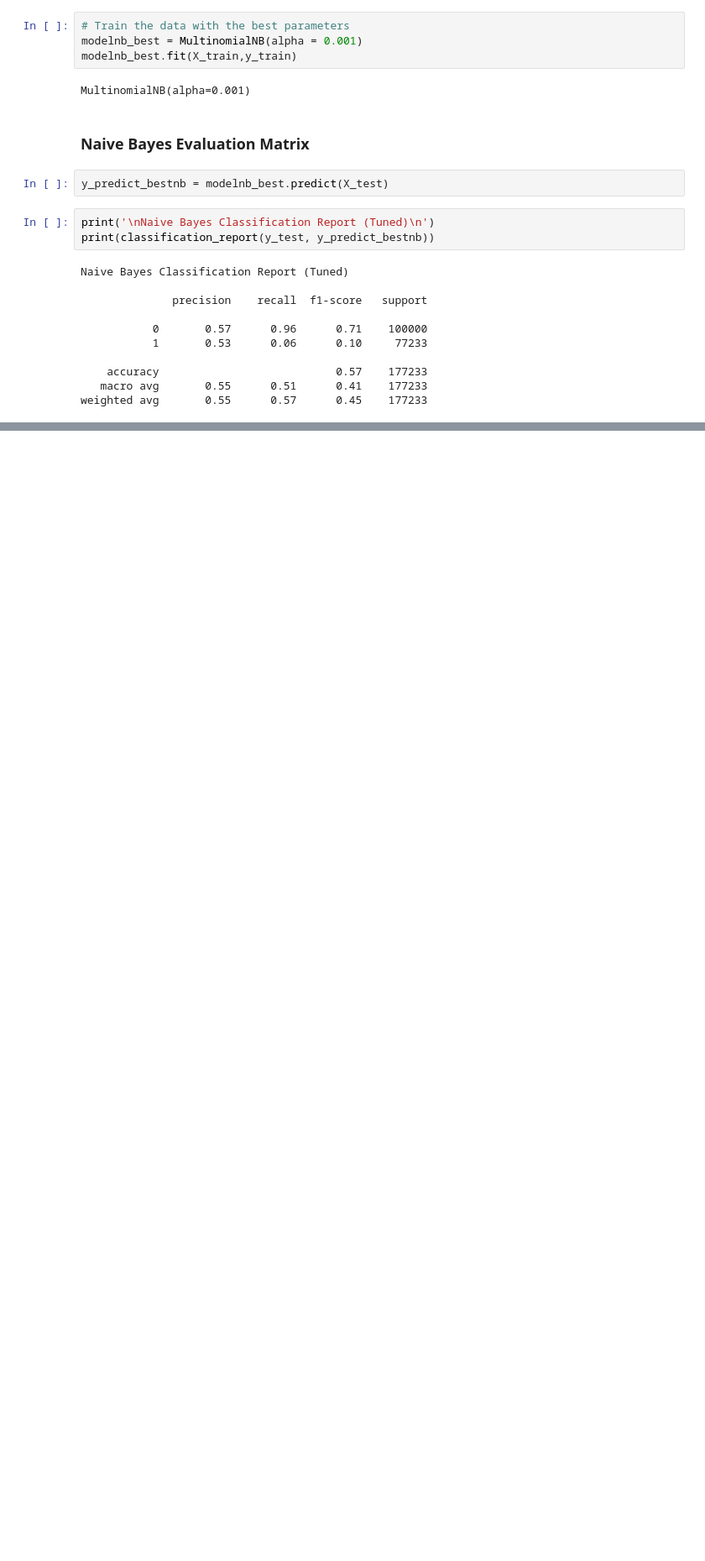
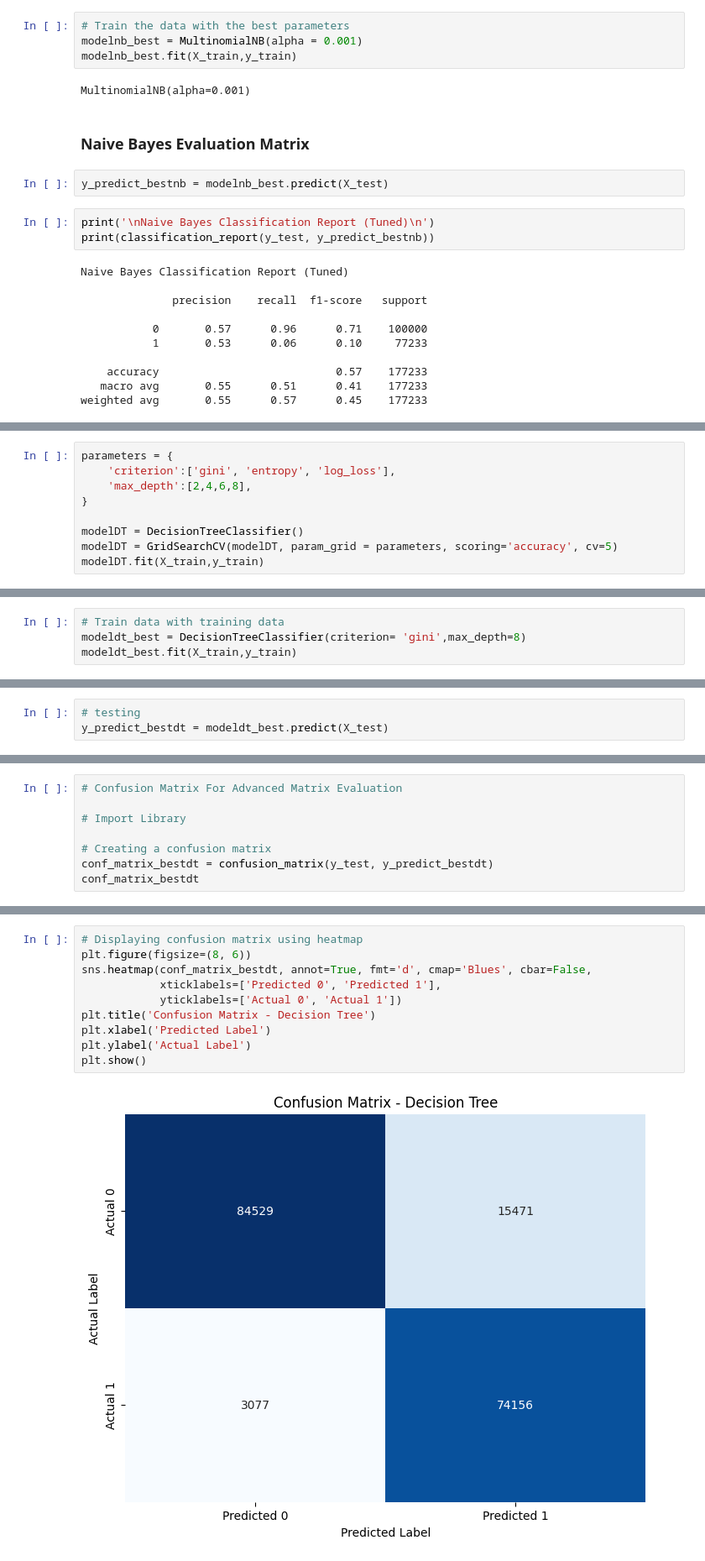
Before and after one commit to rafsunsheikh/money_laundering, a Jupyter notebook: Anti_money_laundering.ipynb, the cells around one changed output, grey strips where cells are left out. Shown at 84% size. Cells and saved outputs as stored; diff of their text form; blank space fills up the shorter version.

```diff
--- a/Anti_money_laundering.ipynb
+++ b/Anti_money_laundering.ipynb
@@ -987,0 +1012,9 @@ NameError: name 'knn' is not defined
+# %%
+parameters = {
+    'criterion':['gini', 'entropy', 'log_loss'],
+    'max_depth':[2,4,6,8],
+}
+
+modelDT = DecisionTreeClassifier()
+modelDT = GridSearchCV(modelDT, param_grid = parameters, scoring='accuracy', cv=5)
+modelDT.fit(X_train,y_train)
@@ -987,0 +1033,4 @@ NameError: name 'knn' is not defined
+# %%
+# Train data with training data
+modeldt_best = DecisionTreeClassifier(criterion= 'gini',max_depth=8)
+modeldt_best.fit(X_train,y_train)
@@ -987,0 +1047,3 @@ NameError: name 'knn' is not defined
+# %%
+# testing
+y_predict_bestdt = modeldt_best.predict(X_test)
@@ -987,0 +1065,8 @@ NameError: name 'knn' is not defined
+# %%
+# Confusion Matrix For Advanced Matrix Evaluation
+
+# Import Library
+
+# Creating a confusion matrix
+conf_matrix_bestdt = confusion_matrix(y_test, y_predict_bestdt)
+conf_matrix_bestdt
@@ -987,0 +1076,12 @@ NameError: name 'knn' is not defined
+# %%
+# Displaying confusion matrix using heatmap
+plt.figure(figsize=(8, 6))
+sns.heatmap(conf_matrix_bestdt, annot=True, fmt='d', cmap='Blues', cbar=False,
+            xticklabels=['Predicted 0', 'Predicted 1'],
+            yticklabels=['Actual 0', 'Actual 1'])
+plt.title('Confusion Matrix - Decision Tree')
+plt.xlabel('Predicted Label')
+plt.ylabel('Actual Label')
+plt.show()
+# %% [output]
+[figure, added]
```
Also changed, not shown: parts of 56 cells of this notebook.
